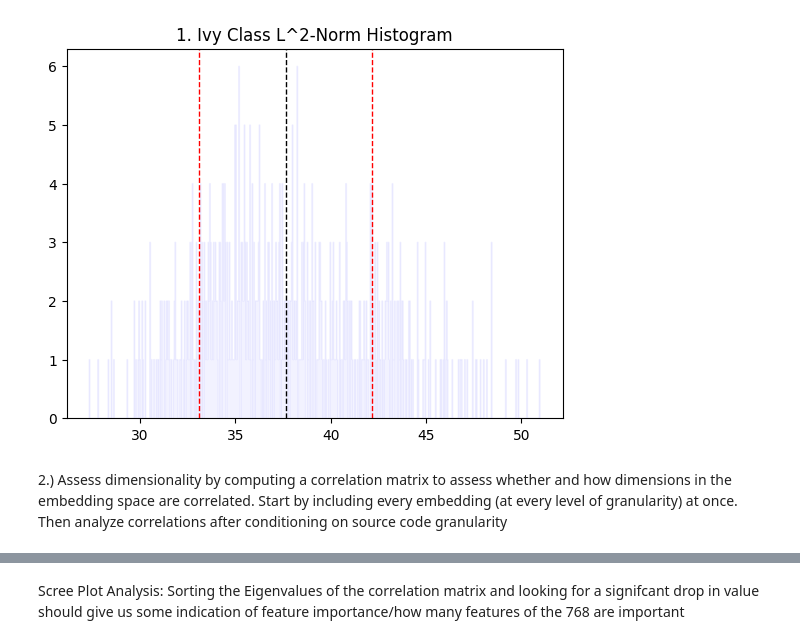
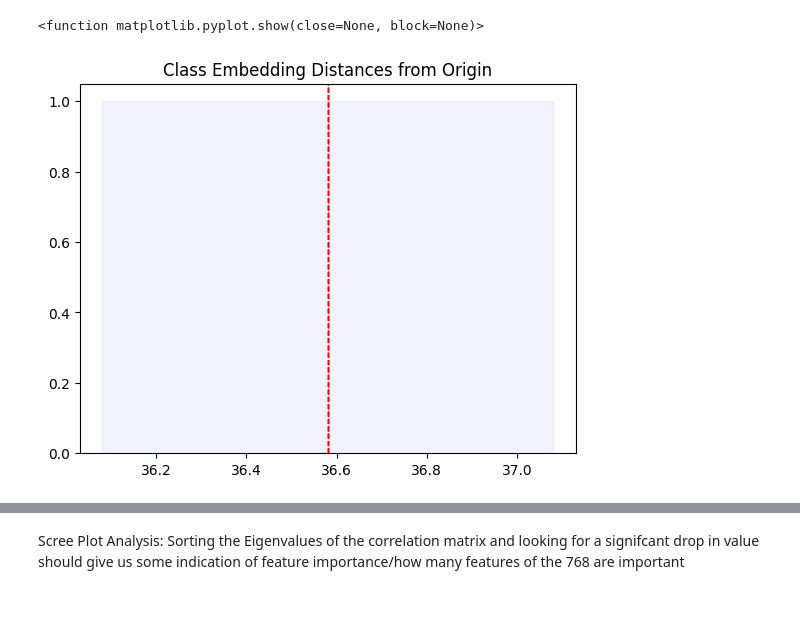
Before and after one commit to gbrown831/TopologyProject, a Jupyter notebook: ExploratoryDataAnalysisIvy.ipynb, the cells around one changed output, grey strips where cells are left out. Saved outputs shown, nothing was run; the diff lists cells and outputs as text; code cells hidden in the pictures; blank space fills up the shorter version.

```diff
--- a/ExploratoryDataAnalysisIvy.ipynb
+++ b/ExploratoryDataAnalysisIvy.ipynb
@@ -36,0 +159,5 @@ len(token_cloud)
+# %%
+paths, _ = get_embedding_paths(levels=['class'])
+class_set = paths_to_data(paths)
+
+len(paths)
@@ -39,6 +182,10 @@ len(token_cloud)
 # %%
-def computeL2Norms(embedding_cloud, title):
+
+def computeL2Norms(embedding_cloud):
   '''
+  Input: point cloud
+  output: matplotlib histogram
+
   1. for each embedding in the cloud
   2. compute the l2 norm with numpy
   3. return a list of all the l2 norms
@@ -54,15 +201,9 @@ def computeL2Norms(embedding_cloud, title):
   std = np.std(l2_norms)
 
 
-  plt.hist(l2_norms, bins = len(l2_norms), histtype='step', color=['blue'], fill=True, alpha=0.05)
+  fig = plt.hist(l2_norms, bins = len(l2_norms), histtype='step', color=['blue'], fill=True, alpha=0.05)
   plt.axvline(avg, color='k', linestyle='dashed',linewidth=1)
   plt.axvline(avg+std, color='red', linestyle='dashed',linewidth=1)
   plt.axvline(avg-std, color='red', linestyle='dashed',linewidth=1)
 
-
-  plt.title( '1. Ivy '+title + ' L^2-Norm Histogram')
-  plt.show()
+  return fig
-# %%
-computeL2Norms(class_cloud, 'Class')
-# %% [output]
-[figure, removed]
@@ -73,2 +210,9 @@ computeL2Norms(token_cloud, 'token')
-# %% [markdown]
-2.) Assess dimensionality by computing a correlation matrix to assess whether and how dimensions in the embedding space are correlated. Start by including every embedding (at every level of granularity) at once. Then analyze correlations after conditioning on source code granularity
+# %%
+#Classes
+
+computeL2Norms(class_set['embeds'])
+plt.title("Class Embedding Distances from Origin")
+plt.show
+# %% [output]
+<function matplotlib.pyplot.show(close=None, block=None)>
+[figure, added]
```
Also changed, not shown: parts of 96 cells of this notebook.
